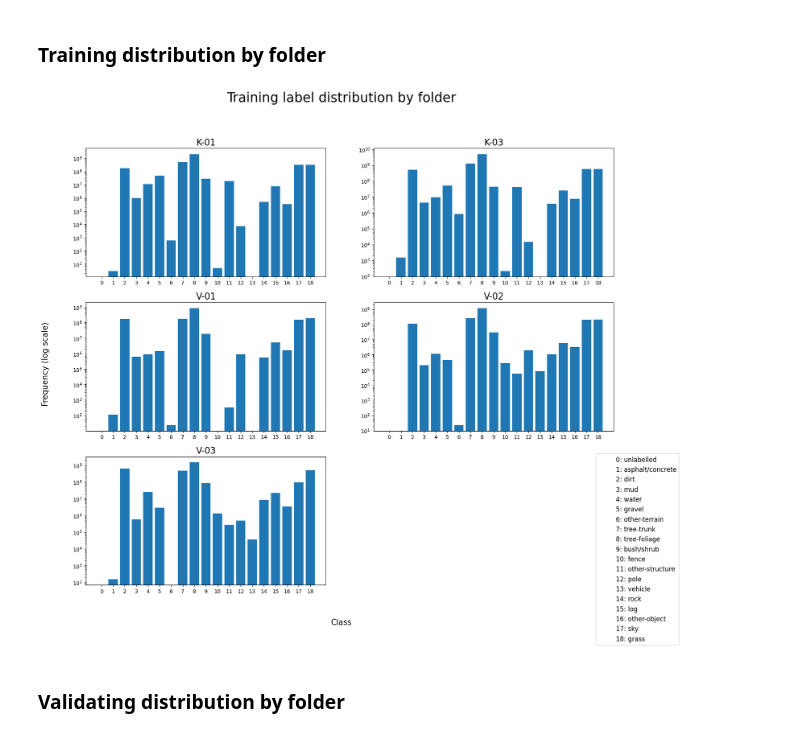
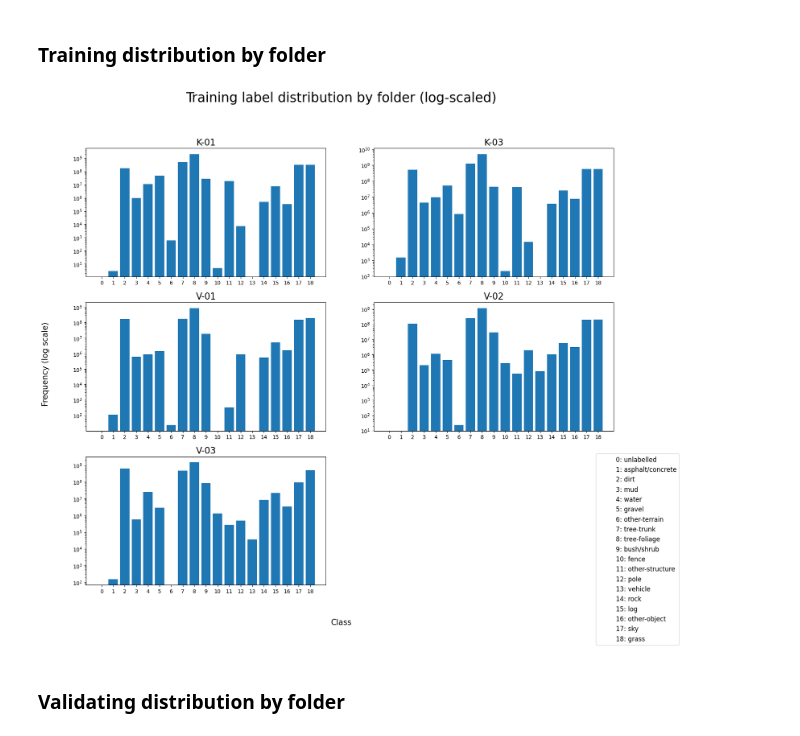
Before and after one commit to liam0414/COMP9517-Project, a Jupyter notebook: eda.ipynb, the cells around one changed output. Saved outputs shown, nothing was run; the diff lists cells and outputs as text; code cells hidden in the pictures.

```diff
--- a/eda.ipynb
+++ b/eda.ipynb
@@ -73,41 +73,51 @@ if not os.path.exists(BIN_PATH):
 # %% [markdown]
 ### Plotting helpers
 # %%
-def plot_distribution(distribution, title, classes, save=True):
+def plot_distribution(distribution, title, classes, log=True, save=True):
     plt.figure(figsize=(10, 5))
     plt.bar(range(len(distribution)), distribution, tick_label=[
         f'{classes[i]}' for i in range(len(distribution))
     ])
-    plt.xlabel('Class')
-    plt.ylabel('Frequency (log scale)')
-    plt.yscale('log')
     plt.title(title)
     plt.xticks(rotation=75)
+    y_label = 'Frequency (log scale)'
+    if log:
+        y_label = 'Frequency'
     if save:
         plt.savefig(BIN_PATH + title)
+    plt.xlabel('Class')
+    plt.ylabel(y_label)
     plt.show()
 
 
-def plot_folder_distributions(
-    folder_labels, title, subtitles, labels, axis_factor=None, font_factor=1, save=True
+def plot_multiple_distributions(
+    folder_labels, title, subtitles, labels,
+    log=True, x_axis_factor=None, y_axis_factor=1, font_factor=1,
+    sharey=False, save=True
 ):
     # row, column, and factoring
     total = len(folder_labels)
     cols  = 2
     rows  = total//cols + 1 if total > cols else 1
-    if axis_factor is None:
-        axis_factor = 2.2 if rows == 1 else 1.2*(rows-1)
+    if x_axis_factor is None:
+        x_axis_factor = 2.2 if rows == 1 else 1.2*(rows-1)
 
     # figure and axis
-    fig, ax = plt.subplots(rows, cols, figsize=(15*axis_factor, 15))
+    fig, ax = plt.subplots(
+        rows, cols, figsize=(15*x_axis_factor, 15*y_axis_factor), sharey=sharey
+    )
+    title = f'{title} (log-scaled)' if log else title
     fig.suptitle(title, fontsize=25*font_factor)
+    y_label = 'Frequency (log scale)' if log else 'Frequency'
     fig.text(0.5, 0.04, 'Class', ha='center', fontsize=15)
-    fig.text(0.06, 0.5, 'Frequency (log scale)', va='center', rotation='vertical', fontsize=15)
+    fig.text(0.06, 0.5, y_label, va='center', rotation='vertical', fontsize=15)
 
     # legend
     legend_labels  = [f'{i}: {labels[i]}' for i in range(len(labels))]
     legend_handles = [plt.Rectangle((0,0), 0, 0, alpha=0.0) for _ in labels]
-    fig.legend(legend_handles, legend_labels, loc='lower right', prop={'size': 12})
+    fig.legend(
+        legend_handles, legend_labels, loc='lower right', prop={'size': 12}
+    )
 
     # distribution for each folder
     for i in range(cols*rows):
@@ -119,7 +129,7 @@ def plot_folder_distributions(
         ax_i.bar(range(len(distribution)), distribution, tick_label=[
             f'{i}' for i in range(len(distribution))
         ])
-        if np.any(distribution != 0):
+        if log and np.any(distribution != 0):
             ax_i.set_yscale('log')
         ax_i.set_title(subtitles[i], fontsize=17*font_factor)
 
@@ -212,15 +222,15 @@ id_labels = {i: e for i, e in enumerate(METAINFO['classes'])}
 # %% [markdown]
 ### **Training distribution by folder**
 # %%
-plot_folder_distributions(
+plot_multiple_distributions(
     train_folder_labels,
     "Training label distribution by folder",
     subtitles=subdirectories,
     labels=id_labels,
-    axis_factor=1.2,
+    x_axis_factor=1.2,
 )
 # %% [output]
-[figure, old version]
+[figure, new version]
 # %% [markdown]
 ### **Validating distribution by folder**
 # %%
```
Also changed, not shown: parts of 25 cells of this notebook.
